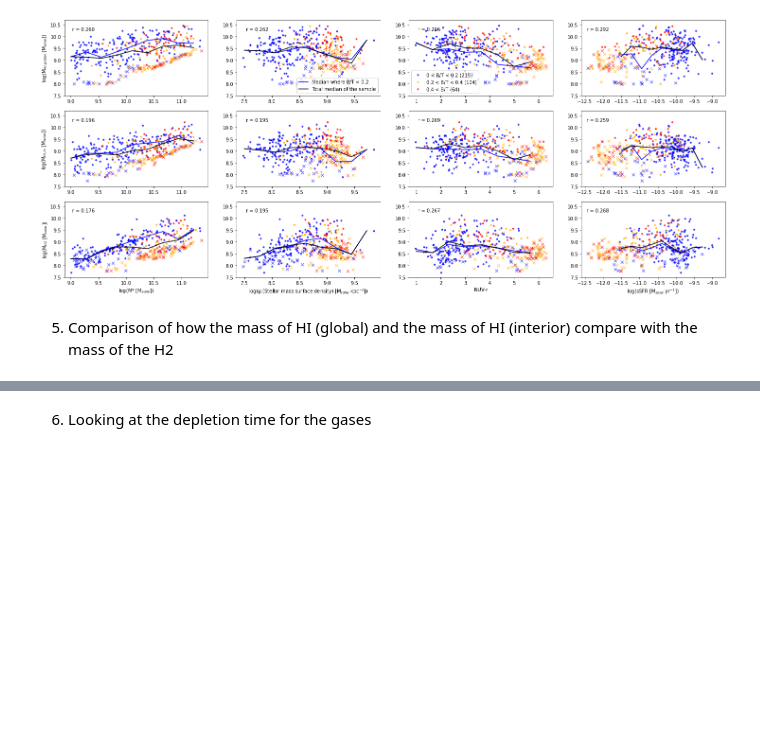
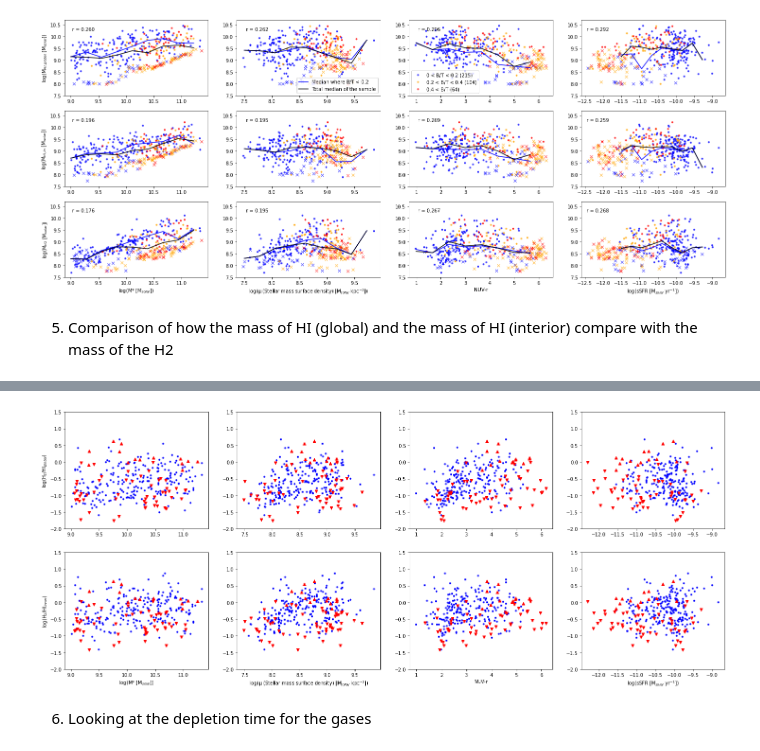
Before and after one commit to Luke-Williams-01/Luke-Williams-01, a Jupyter notebook: ICRARproject2.ipynb, the cells around one changed output, grey strips where cells are left out. Saved outputs shown, nothing was run; the diff lists cells and outputs as text; code cells hidden in the pictures; blank space fills up the shorter version.

```diff
--- a/ICRARproject2.ipynb
+++ b/ICRARproject2.ipynb
@@ -968,10 +956,10 @@ lgsSFR_det4 = lgsSFR[np.where((HIsrc >= 4) & (FLAG_CO < 2))]
 # %%
 # We can now compute the mass fractions, ignoring any variable with a '2' suffix
 # H2/HI(global)
-H2HIgl_det1 = (10**lgMH2_det1) / (10**lgMHI_gl_det1)
-H2HIgl_det3 = (10**lgMH2_det3) / (10**lgMHI_gl_det3)
-H2HIgl_det4 = (10**lgMH2_det4) / (10**lgMHI_gl_det4)
+H2HIgl_det1 = np.log10((10**lgMH2_det1) / (10**lgMHI_gl_det1))
+H2HIgl_det3 = np.log10((10**lgMH2_det3) / (10**lgMHI_gl_det3))
+H2HIgl_det4 = np.log10((10**lgMH2_det4) / (10**lgMHI_gl_det4))
 # H2/HI(inner)
-H2HIin_det1 = (10**lgMH2_det1) / (10**lgMHI_in_det1)
-H2HIin_det3 = (10**lgMH2_det3) / (10**lgMHI_in_det3)
-H2HIin_det4 = (10**lgMH2_det4) / (10**lgMHI_in_det4)
+H2HIin_det1 = np.log10((10**lgMH2_det1) / (10**lgMHI_in_det1))
+H2HIin_det3 = np.log10((10**lgMH2_det3) / (10**lgMHI_in_det3))
+H2HIin_det4 = np.log10((10**lgMH2_det4) / (10**lgMHI_in_det4))
@@ -989,2 +979,62 @@ plt.plot(lgMSTAR_det4, H2HIgl_det4, 'red', marker = '^', linestyle='none')
+# %%
+# Plotting the mass fractions against the four stellar properties seen before
+plt.figure(figsize=(25,10))
+# H2/HI(global) stellar mass
+plt.subplot(2,4,1)
+plt.plot(lgMSTAR_det1, H2HIgl_det1, 'blue', marker = '.', linestyle ='none')
+plt.plot(lgMSTAR_det3, H2HIgl_det3, 'red', marker = 'v', linestyle='none')
+plt.plot(lgMSTAR_det4, H2HIgl_det4, 'red', marker = '^', linestyle='none')
+plt.ylabel('log(H$_{2}$/HI$_{global}$)')
+plt.ylim(-2, 1.5)
+# H2/HI(global) stellar surface density
+plt.subplot(2,4,2)
+plt.plot(lgMuST_det1, H2HIgl_det1, 'blue', marker = '.', linestyle='none')
+plt.plot(lgMuST_det3, H2HIgl_det3, 'red', marker = 'v', linestyle='none')
+plt.plot(lgMuST_det4, H2HIgl_det4, 'red', marker = '^', linestyle='none')
+plt.ylim(-2, 1.5)
+# H2/HI(global) NUVr
+plt.subplot(2,4,3)
+plt.plot(NUVr_det1, H2HIgl_det1, 'blue', marker = '.', linestyle='none')
+plt.plot(NUVr_det3, H2HIgl_det3, 'red', marker = 'v', linestyle='none')
+plt.plot(NUVr_det4, H2HIgl_det4, 'red', marker = '^', linestyle='none')
+plt.ylim(-2, 1.5)
+# H2/HI(global) sSFR
+plt.subplot(2,4,4)
+plt.plot(lgsSFR_det1, H2HIgl_det1, 'blue', marker = '.', linestyle='none')
+plt.plot(lgsSFR_det3, H2HIgl_det3, 'red', marker = 'v', linestyle='none')
+plt.plot(lgsSFR_det4, H2HIgl_det4, 'red', marker = '^', linestyle='none')
+plt.ylim(-2, 1.5)
+
+# H2/HI(inner) stellar mass
+plt.subplot(2,4,5)
+plt.plot(lgMSTAR_det1, H2HIin_det1, 'blue', marker = '.', linestyle='none')
+plt.plot(lgMSTAR_det3, H2HIin_det3, 'red', marker = 'v', linestyle='none')
+plt.plot(lgMSTAR_det4, H2HIin_det4, 'red', marker = '^', linestyle='none')
+plt.ylabel('log(H$_{2}$/HI$_{inner}$)')
+plt.xlabel('log(M* [M$_{solar}$])')
+plt.ylim(-2, 1.5)
+# H2/HI(inner) stellar surface density
+plt.subplot(2,4,6)
+plt.plot(lgMuST_det1, H2HIin_det1, 'blue', marker = '.', linestyle='none')
+plt.plot(lgMuST_det3, H2HIin_det3, 'red', marker = 'v', linestyle='none')
+plt.plot(lgMuST_det4, H2HIin_det4, 'red', marker = '^', linestyle='none')
+plt.xlabel('log(μ (Stellar mass surface density) [M$_{solar}$ kpc$^{-2}$])')
+plt.ylim(-2, 1.5)
+# H2/HI(inner) NUVr
+plt.subplot(2,4,7)
+plt.plot(NUVr_det1, H2HIin_det1, 'blue', marker = '.', linestyle='none')
+plt.plot(NUVr_det3, H2HIin_det3, 'red', marker = 'v', linestyle='none')
+plt.plot(NUVr_det4, H2HIin_det4, 'red', marker = '^', linestyle='none')
+plt.xlabel('NUV-r')
+plt.ylim(-2, 1.5)
+# H2/HI(inner) sSFR
+plt.subplot(2,4,8)
+plt.plot(lgsSFR_det1, H2HIin_det1, 'blue', marker = '.', linestyle='none')
+plt.plot(lgsSFR_det3, H2HIin_det3, 'red', marker = 'v', linestyle='none')
+plt.plot(lgsSFR_det4, H2HIin_det4, 'red', marker = '^', linestyle='none')
+plt.xlabel('log(sSFR [M$_{solar}$ yr$^{-1}$])')
+plt.ylim(-2, 1.5);
+# %% [output]
+[figure, added]
 # %% [markdown]
 6) Looking at the depletion time for the gases
```
Also changed, not shown: parts of 3 cells of this notebook.
